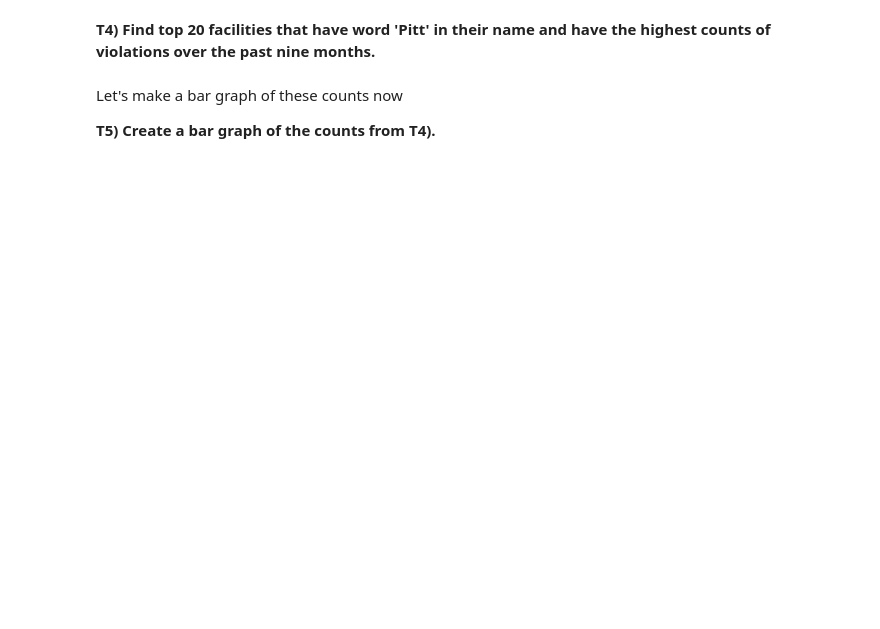
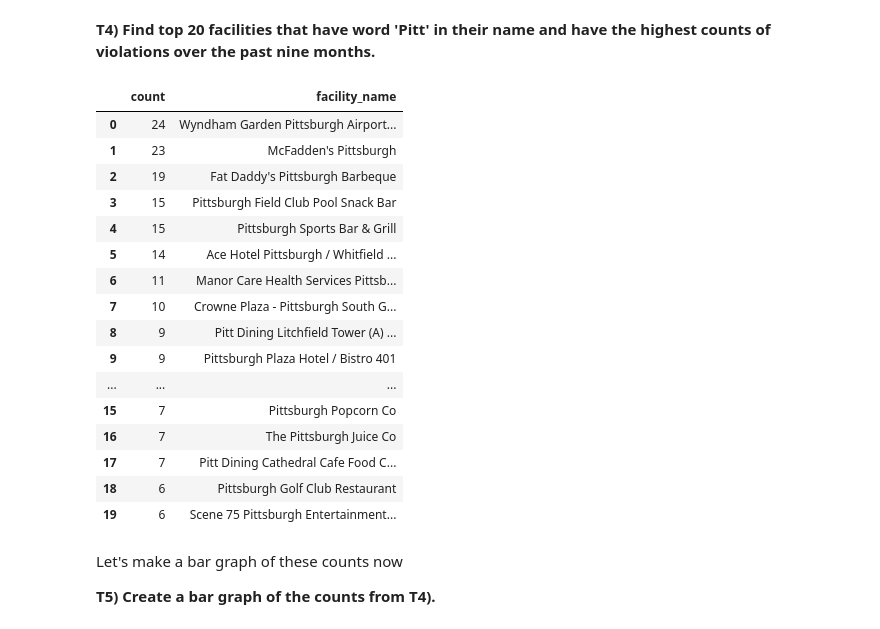
Before and after one commit to paige080298/DataScience_SQL_via_DataAPI, a Jupyter notebook: rec04.ipynb, the cells around one changed output. Drawn from its saved outputs; the diff is of its cells as text; code cells hidden in the pictures; blank space fills up the shorter version.

```diff
--- a/rec04.ipynb
+++ b/rec04.ipynb
@@ -92,5 +237,40 @@ __T3) Find the category descriptions and their high, medium, low risk ratings fo
 # %% [markdown]
 __T4) Find top 20 facilities that have word 'Pitt' in their name and have the highest counts of violations over the past nine months.__
+# %%
+query = """
+SELECT "facility_name", COUNT("encounter")
+FROM "{}"
+WHERE "inspect_dt" >= '{}' AND "city" = '{}'
+AND ("facility_name" LIKE '%Pitt%' OR "facility_name" LIKE '%Pitt' OR "facility_name" LIKE 'Pitt%')
+GROUP BY "facility_name"
+ORDER BY COUNT("encounter") DESC
+
+""".format(resource_id, start_str, "Pittsburgh")
+
+
+response = requests.get(wprdc_api_endpoint, {'sql': query})
+
+df = pd.DataFrame.from_dict(json.loads(response.text)['result']['records'])
+
+df[0:20]
+# %% [output]
+|  | count | facility_name |
+| 0 | 24 | Wyndham Garden Pittsburgh Airport... |
+| 1 | 23 | McFadden's Pittsburgh |
+| 2 | 19 | Fat Daddy's Pittsburgh Barbeque |
+| 3 | 15 | Pittsburgh Field Club Pool Snack Bar |
+| 4 | 15 | Pittsburgh Sports Bar & Grill |
+| 5 | 14 | Ace Hotel Pittsburgh / Whitfield ... |
+| 6 | 11 | Manor Care Health Services Pittsb... |
+| 7 | 10 | Crowne Plaza - Pittsburgh South G... |
+| 8 | 9 | Pitt Dining Litchfield Tower (A) ... |
+| 9 | 9 | Pittsburgh Plaza Hotel / Bistro 401 |
+| ... | ... | ... |
+| 15 | 7 | Pittsburgh Popcorn Co |
+| 16 | 7 | The Pittsburgh Juice Co |
+| 17 | 7 | Pitt Dining Cathedral Cafe Food C... |
+| 18 | 6 | Pittsburgh Golf Club Restaurant |
+| 19 | 6 | Scene 75 Pittsburgh Entertainment... |
 # %% [markdown]
 Let's make a bar graph of these counts now
 
```
Also changed, not shown: parts of 7 cells of this notebook.
